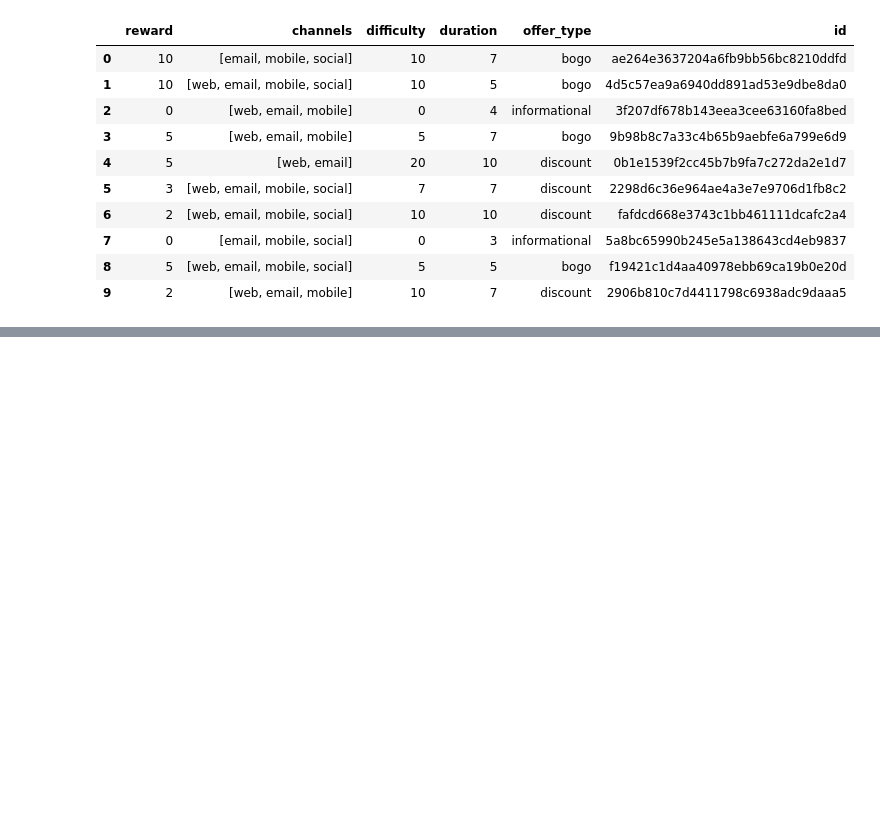
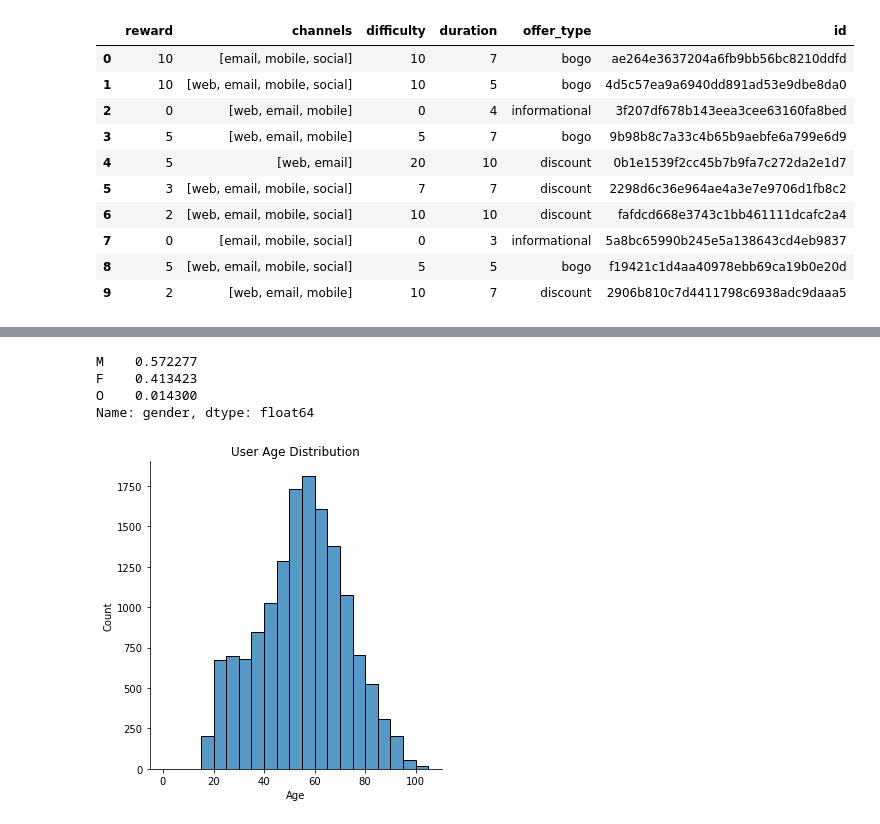
Before and after one commit to sandramuschkorgel/Udacity_DSND_Starbucks, a Jupyter notebook: Starbucks_Capstone_Challenge.ipynb, the cells around one changed output, grey strips where cells are left out. Saved outputs shown, nothing was run; the diff lists cells and outputs as text; code cells hidden in the pictures; blank space fills up the shorter version.

```diff
--- a/Starbucks_Capstone_Challenge.ipynb
+++ b/Starbucks_Capstone_Challenge.ipynb
@@ -39,0 +417,3 @@ portfolio
+# %%
+profile_less = profile_clean.drop(profile_clean[profile_clean.gender.notnull()].index)
+profile_clean.drop(profile_clean[profile_clean.gender.isnull()].index, inplace=True)
@@ -39,0 +459,10 @@ portfolio
+# %%
+profile_clean['gender'] = profile_clean['gender'].astype('category')
+# %%
+profile_clean.became_member_on = profile_clean.became_member_on.astype(str)
+profile_clean['member_year'] = profile_clean.became_member_on.str.slice(0, 4).astype(int)
+profile_clean['member_month'] = profile_clean.became_member_on.str.slice(4, 6).astype(int)
+profile_clean['member_day'] = profile_clean.became_member_on.str.slice(6, 8).astype(int)
+# %%
+# Drop became_member_on column
+profile_clean.drop('became_member_on', axis=1, inplace=True)
@@ -39,0 +613,14 @@ portfolio
+# %%
+profile_clean.gender.value_counts() / profile_clean.shape[0]
+# %% [output]
+M    0.572277
+F    0.413423
+O    0.014300
+Name: gender, dtype: float64
+# %%
+bins = np.arange(0, profile_clean.age.max()+5, 5)
+sb.displot(profile_clean.age, bins=bins)
+plt.title('User Age Distribution')
+plt.xlabel('Age');
+# %% [output]
+[figure, added]
```
Also changed, not shown: parts of 115 cells of this notebook.
